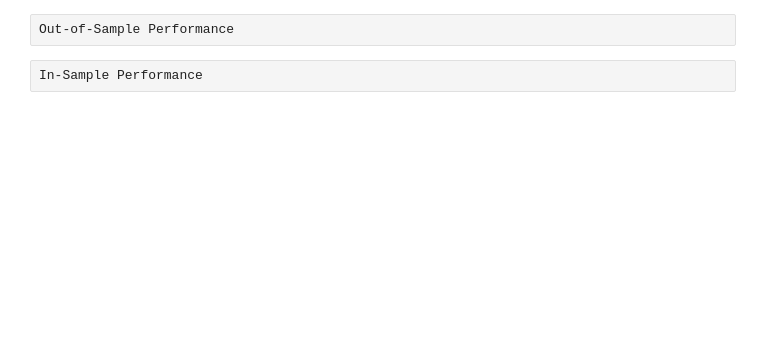
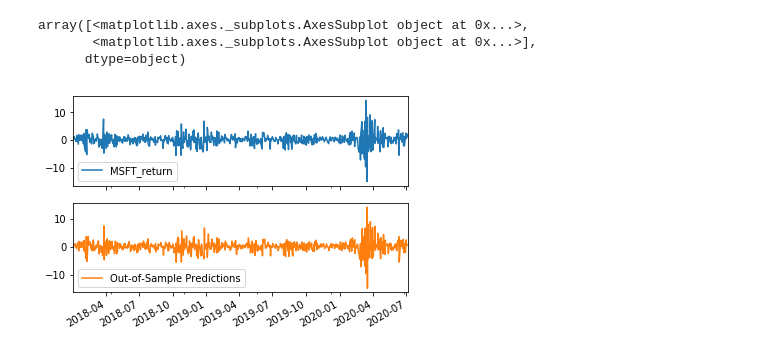
Before and after one commit to DT021/Twitter_Sentiment_Analysis_-_LSTM_Price_Prediction, a Jupyter notebook: Steffen/Train_test_1.ipynb, the cells around one changed output. Drawn from its saved outputs; the diff is of its cells as text; code cells hidden in the pictures; blank space fills up the shorter version.

```diff
--- a/Steffen/Train_test_1.ipynb
+++ b/Steffen/Train_test_1.ipynb
@@ -15,0 +68,13 @@ df.head()
+# %%
+df['MSFT_return'] = df['MSFT_close'].pct_change() * 100
+df['MSFT_lagged_return'] = df['MSFT_return'].shift()
+df['AAPL_return'] = df['AAPL_close'].pct_change() * 100
+df['AAPL_lagged_return'] = df['AAPL_return'].shift()
+df['TSLA_return'] = df['TSLA_close'].pct_change() * 100
+df['TSLA_lagged_return'] = df['TSLA_return'].shift()
+df['JNJ_return'] = df['JNJ_close'].pct_change() * 100
+df['JNJ_lagged_return'] = df['JNJ_return'].shift()
+df['REGN_return'] = df['REGN_close'].pct_change() * 100
+df['REGN_lagged_return'] = df['REGN_return'].shift()
+df['GILD_return'] = df['GILD_close'].pct_change() * 100
+df['GILD_lagged_return'] = df['GILD_return'].shift()
@@ -16,18 +100,16 @@ df.head()
 # %%
 # Slice data in test and training
-
-train = df.loc['2008':'2012']
-test = df.loc['2013']
+train = df.loc['2010':'2017']
+test = df.loc['2018' :'2020']
 # %%
 # Create dataframes for X_train and X_test
 # Create series for y_train and y_test
 # X_train (training set using just the independent variables), X_test (test set of of just the independent variables)
 # Y_train (training set using just the "y" variable, i.e., "Futures Return"), Y_test (test set of just the "y" variable):
-
-X_train = train["Lagged_Return"].to_frame()
-X_test = test["Lagged_Return"].to_frame()
-y_train = train["Return"]
-y_test = test["Return"]
+X_train = train["MSFT_return"].to_frame()
+X_test = test["MSFT_lagged_return"].to_frame()
+y_train = train["MSFT_return"]
+y_test = test["MSFT_return"]
 # %%
 from sklearn.linear_model import LinearRegression
 # %%
@@ -47,2 +123,0 @@ Results[:20].plot(subplots=True)
-# %% [raw]
-Out-of-Sample Performance
@@ -61,2 +124,14 @@ print(f"Out-of-Sample Root Mean Squared Error (RMSE): {rmse}")
-# %% [raw]
-In-Sample Performance
+# %%
+# Construct a dataframe using just the "y" training data:
+out_of_sample_results = y_test.to_frame()
+
+# Add a column of "out-of-sample" predictions to that dataframe:
+out_of_sample_results["Out-of-Sample Predictions"] = model.predict(X_test)
+# %%
+# Plot the out-of-sample results for 2019
+out_of_sample_results.plot(subplots=True)
+# %% [output]
+array([<matplotlib.axes._subplots.AxesSubplot object at 0x...>,
+       <matplotlib.axes._subplots.AxesSubplot object at 0x...>],
+      dtype=object)
+[figure, added]
```
Also changed, not shown: parts of 23 cells of this notebook.
